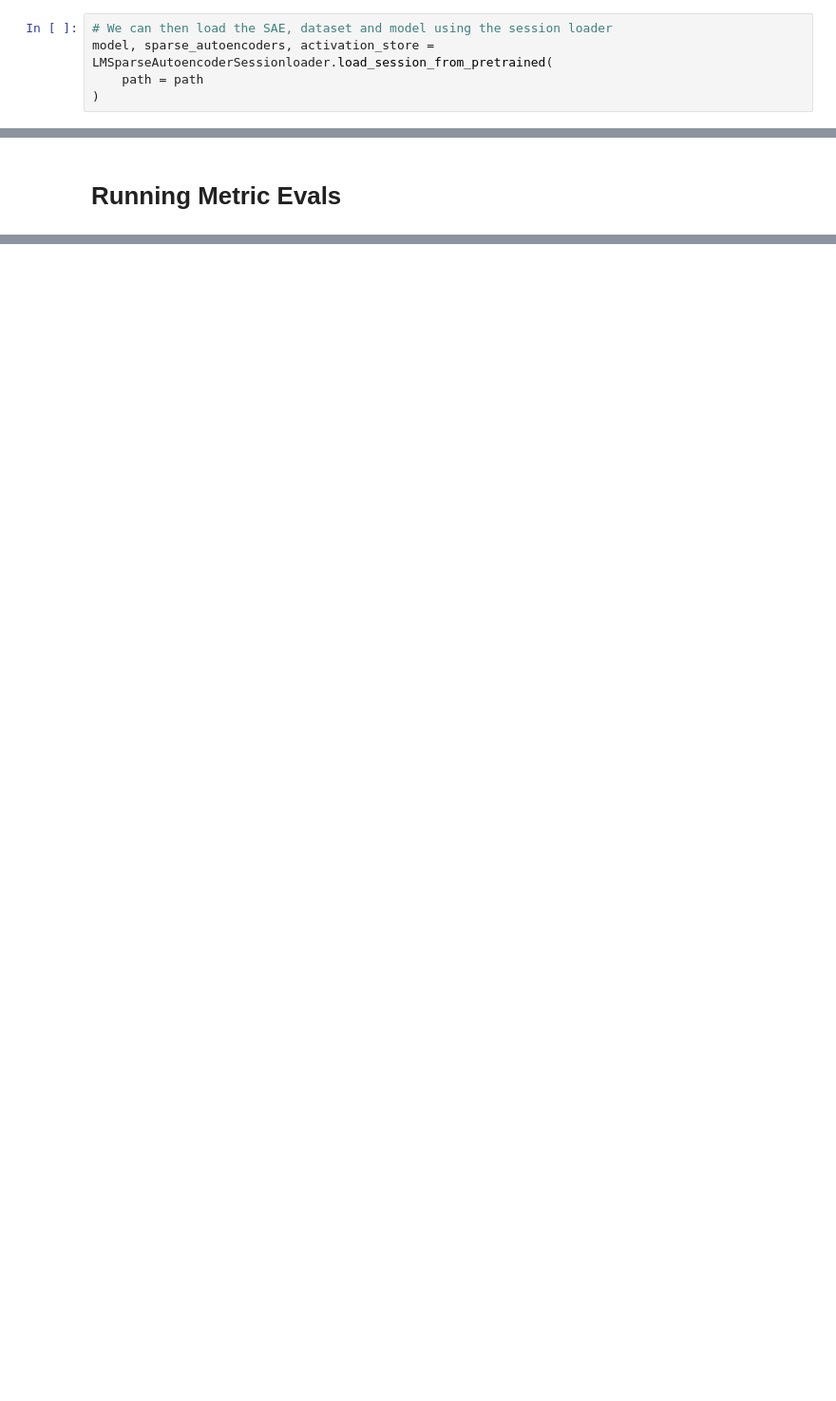
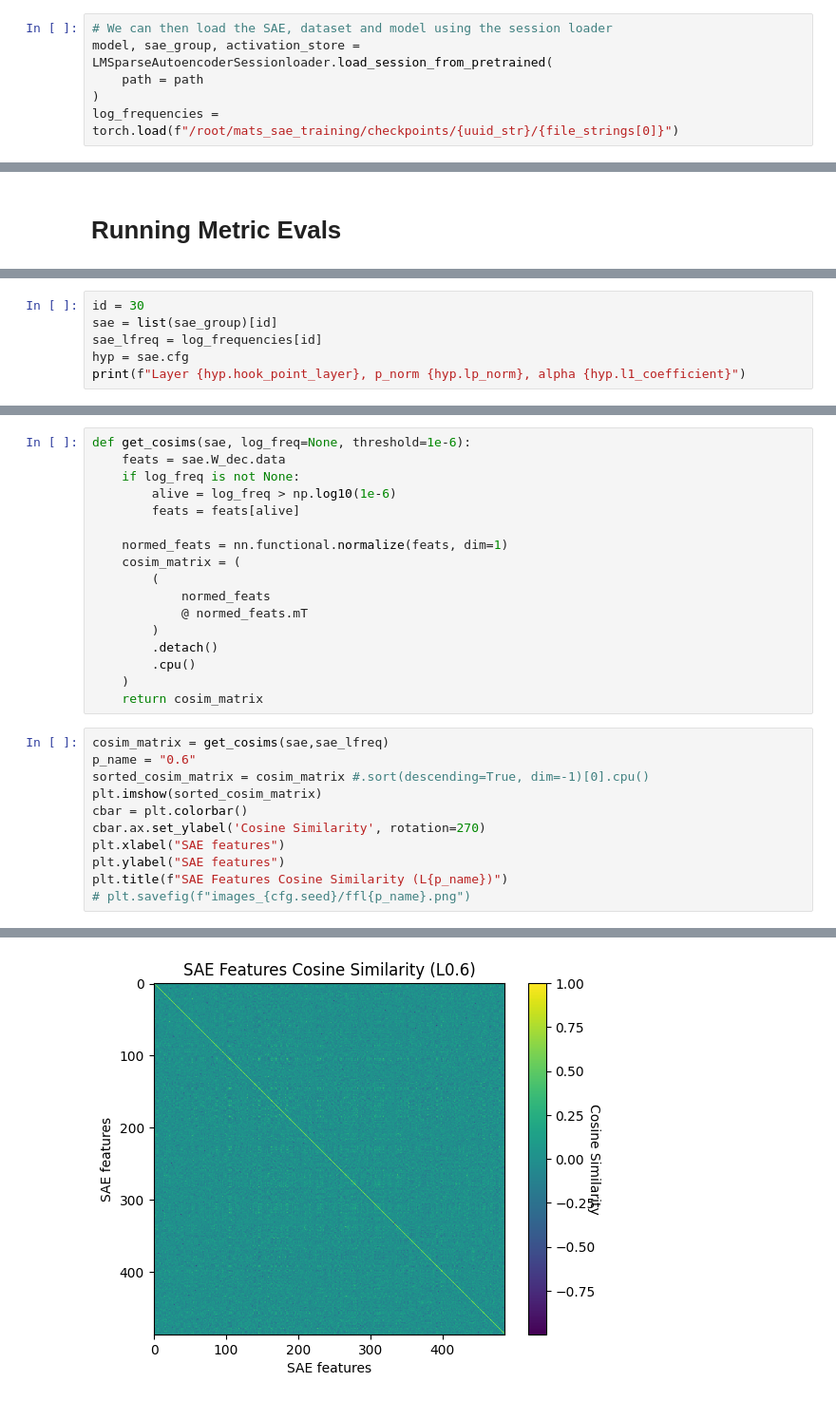
Before and after one commit to Benw8888/mats_sae_training, a Jupyter notebook: evaluating.ipynb, the cells around one changed output, grey strips where cells are left out. Shown: that part at 95% size. Drawn from its saved outputs; the diff is of its cells as text; blank space fills up the shorter version.

```diff
--- a/evaluating.ipynb
+++ b/evaluating.ipynb
@@ -47,6 +73,7 @@ path = hf_hub_download(repo_id=REPO_ID, filename=FILENAME)
 # %%
 # We can then load the SAE, dataset and model using the session loader
-model, sparse_autoencoders, activation_store = LMSparseAutoencoderSessionloader.load_session_from_pretrained(
+model, sae_group, activation_store = LMSparseAutoencoderSessionloader.load_session_from_pretrained(
     path = path
 )
+log_frequencies = torch.load(f"/root/mats_sae_training/checkpoints/{uuid_str}/{file_strings[0]}")
 # %%
@@ -291,0 +337,6 @@ with torch.no_grad():
+# %%
+id = 30
+sae = list(sae_group)[id]
+sae_lfreq = log_frequencies[id]
+hyp = sae.cfg
+print(f"Layer {hyp.hook_point_layer}, p_norm {hyp.lp_norm}, alpha {hyp.l1_coefficient}")
@@ -291,0 +345,29 @@ with torch.no_grad():
+# %%
+def get_cosims(sae, log_freq=None, threshold=1e-6):
+    feats = sae.W_dec.data
+    if log_freq is not None:
+        alive = log_freq > np.log10(1e-6)
+        feats = feats[alive]
+
+    normed_feats = nn.functional.normalize(feats, dim=1)
+    cosim_matrix = (
+        (
+            normed_feats
+            @ normed_feats.mT
+        )
+        .detach()
+        .cpu()
+    )
+    return cosim_matrix
+# %%
+cosim_matrix = get_cosims(sae,sae_lfreq)
+p_name = "0.6"
+sorted_cosim_matrix = cosim_matrix #.sort(descending=True, dim=-1)[0].cpu()
+plt.imshow(sorted_cosim_matrix)
+cbar = plt.colorbar()
+cbar.ax.set_ylabel('Cosine Similarity', rotation=270)
+plt.xlabel("SAE features")
+plt.ylabel("SAE features")
+plt.title(f"SAE Features Cosine Similarity (L{p_name})")
+# plt.savefig(f"images_{cfg.seed}/ffl{p_name}.png")
+# %% [output]
@@ -291,0 +375 @@ with torch.no_grad():
+[figure, added]
```
Also changed, not shown: parts of 18 cells of this notebook, 3 other files.
